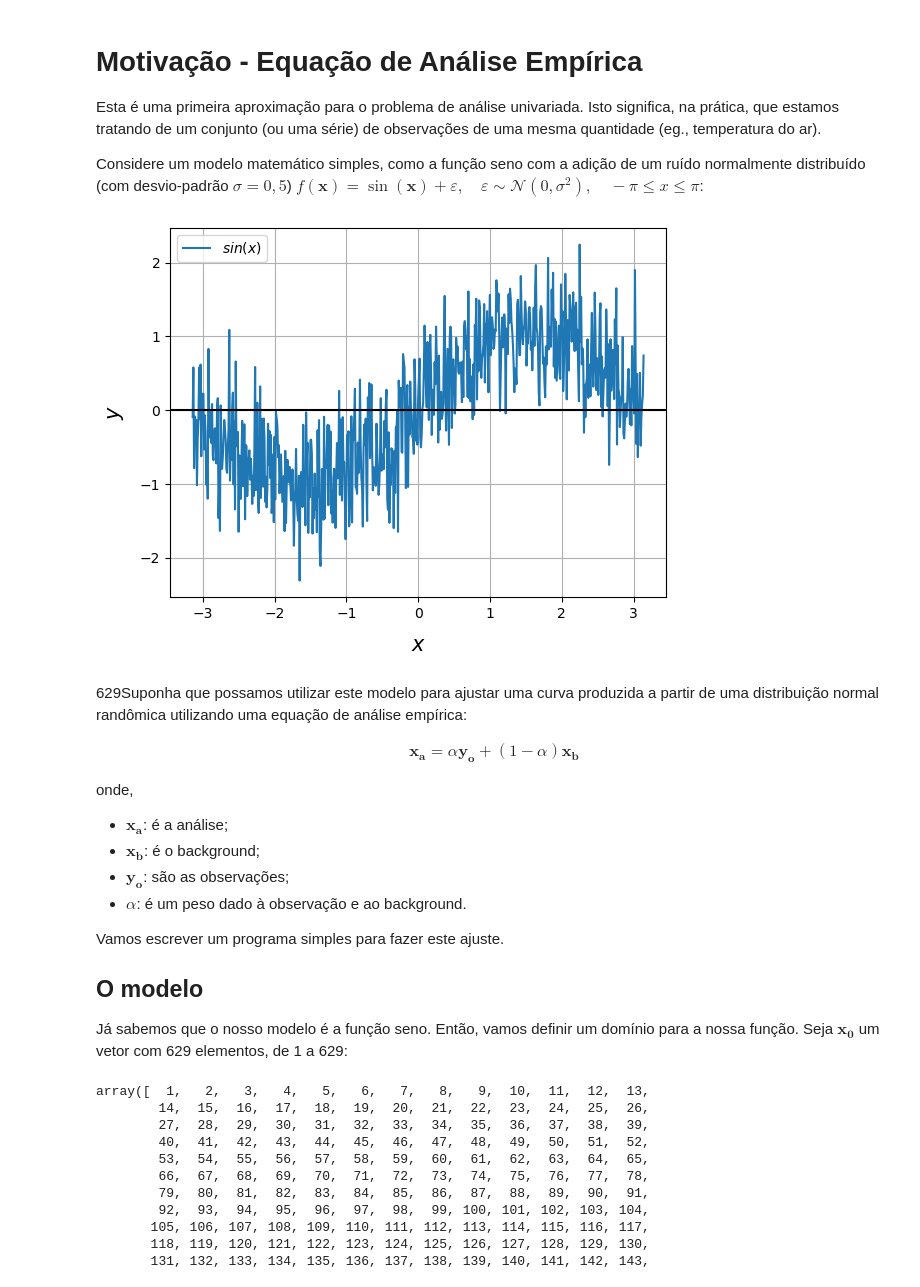
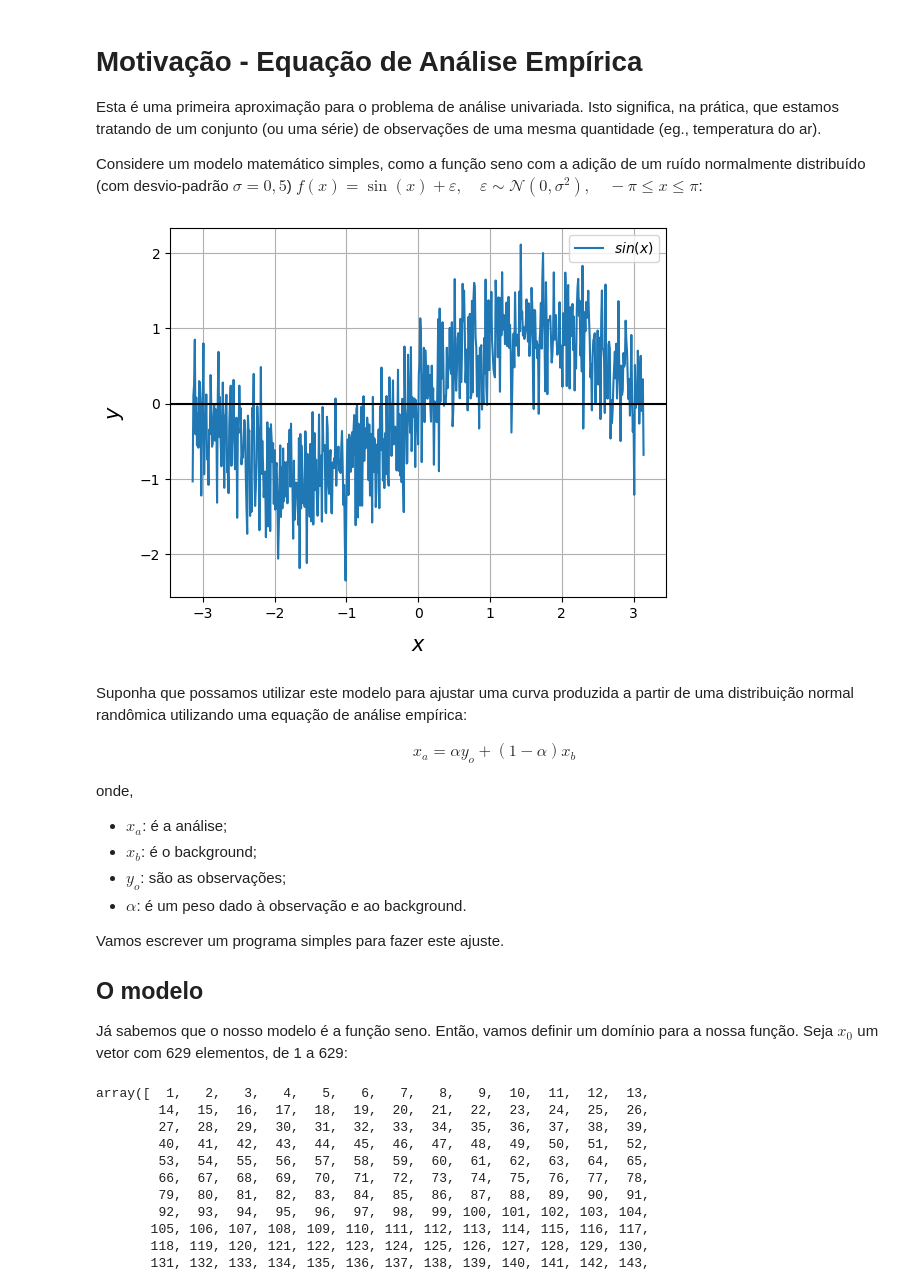
Before and after one commit to cfbastarz/MET563-3, a Jupyter notebook: atividade_01_equacao_de_analise_empirica.ipynb, the cells around one changed output. Drawn from its saved outputs; the diff is of its cells as text; code cells hidden in the pictures.

```diff
--- a/atividade_01_equacao_de_analise_empirica.ipynb
+++ b/atividade_01_equacao_de_analise_empirica.ipynb
@@ -3,49 +3,49 @@
 
 Esta é uma primeira aproximação para o problema de análise univariada. Isto significa, na prática, que estamos tratando de um conjunto (ou uma série) de observações de uma mesma quantidade (eg., temperatura do ar).
 
-Considere um modelo matemático simples, como a função seno com a adição de um ruído normalmente distribuído (com desvio-padrão $\sigma = 0,5$) $f(\mathbf{x}) = \sin(\mathbf{x}) + \varepsilon, \quad \varepsilon \sim \mathcal{N}(0, \sigma^2), \quad -\pi \le x \le \pi$:
+Considere um modelo matemático simples, como a função seno com a adição de um ruído normalmente distribuído (com desvio-padrão $\sigma = 0,5$) $f(x) = \sin(x) + \varepsilon, \quad \varepsilon \sim \mathcal{N}(0, \sigma^2), \quad -\pi \le x \le \pi$:
 # %%
 import matplotlib.pyplot as plt
 import numpy as np
 
 x = np.arange(-np.pi, np.pi, 0.01)
 y_seno = np.sin(x)
 
 sigma = 0.5  # desvio-padrão do ruído
-ruido = np.random.randn(len(x)) * sigma
+ruido = np.random.randn(*x.shape) * sigma
 
 # adicionando o ruído ruído
 y = y_seno + ruido
 
 plt.plot(x, y, linewidth=1.5, label="$sin(x)$")
 plt.xlabel("$x$", labelpad=10, size="15")
 plt.ylabel("$y$", labelpad=10, size="15")
 plt.grid(True, which="both")
 plt.axhline(y=0, color="k")
 plt.legend()
 
 plt.show()
 # %% [output]
-[figure, old version]
+[figure, new version]
 # %% [markdown]
-629Suponha que possamos utilizar este modelo para ajustar uma curva produzida a partir de uma distribuição normal randômica utilizando uma equação de análise empírica:
+Suponha que possamos utilizar este modelo para ajustar uma curva produzida a partir de uma distribuição normal randômica utilizando uma equação de análise empírica:
 
 \begin{align}
-\mathbf{x_{a}} = \alpha \mathbf{y_{o}} + (1 - \alpha) \mathbf{x_{b}}
+x_{a} = \alpha y_{o} + (1 - \alpha) x_{b}
 \end{align}
 
 onde,
 
-* $\mathbf{x_{a}}$: é a análise;
-* $\mathbf{x_{b}}$: é o background;
-* $\mathbf{y_{o}}$: são as observações;
+* $x_{a}$: é a análise;
+* $x_{b}$: é o background;
+* $y_{o}$: são as observações;
 * $\alpha$: é um peso dado à observação e ao background.
 
 Vamos escrever um programa simples para fazer este ajuste.
 
 ## O modelo
 
-Já sabemos que o nosso modelo é a função seno. Então, vamos definir um domínio para a nossa função. Seja $\mathbf{x_{0}}$ um vetor com 629 elementos, de 1 a 629:
+Já sabemos que o nosso modelo é a função seno. Então, vamos definir um domínio para a nossa função. Seja $x_{0}$ um vetor com 629 elementos, de 1 a 629:
 # %%
 x0 = np.arange(1,630,1)
 # %%
```
Also changed, not shown: parts of 23 cells of this notebook, 15 other files.
